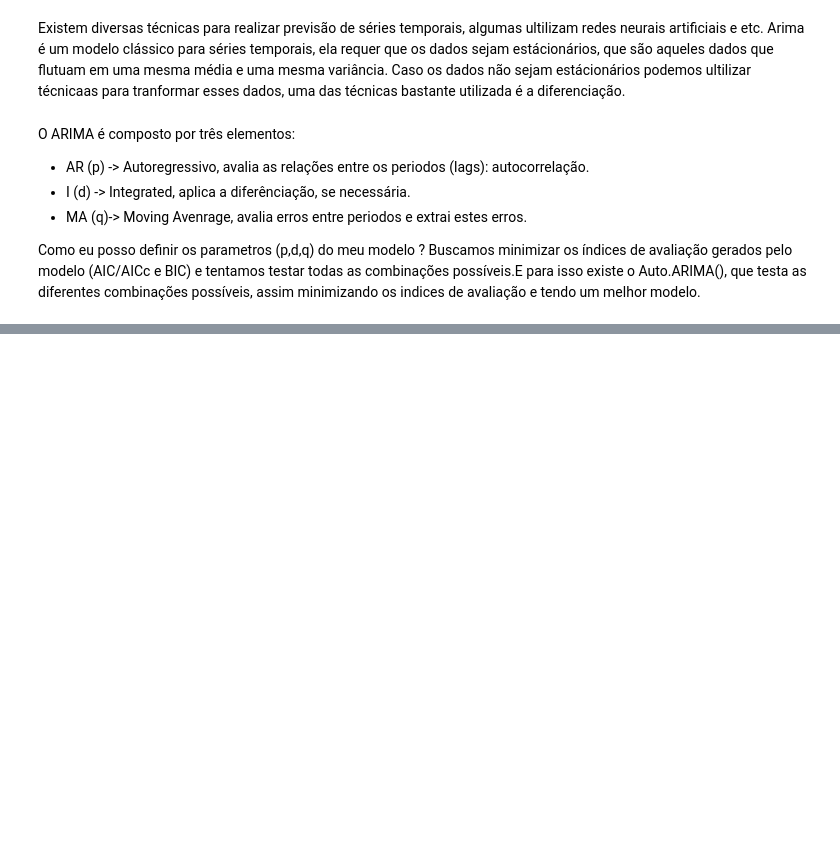
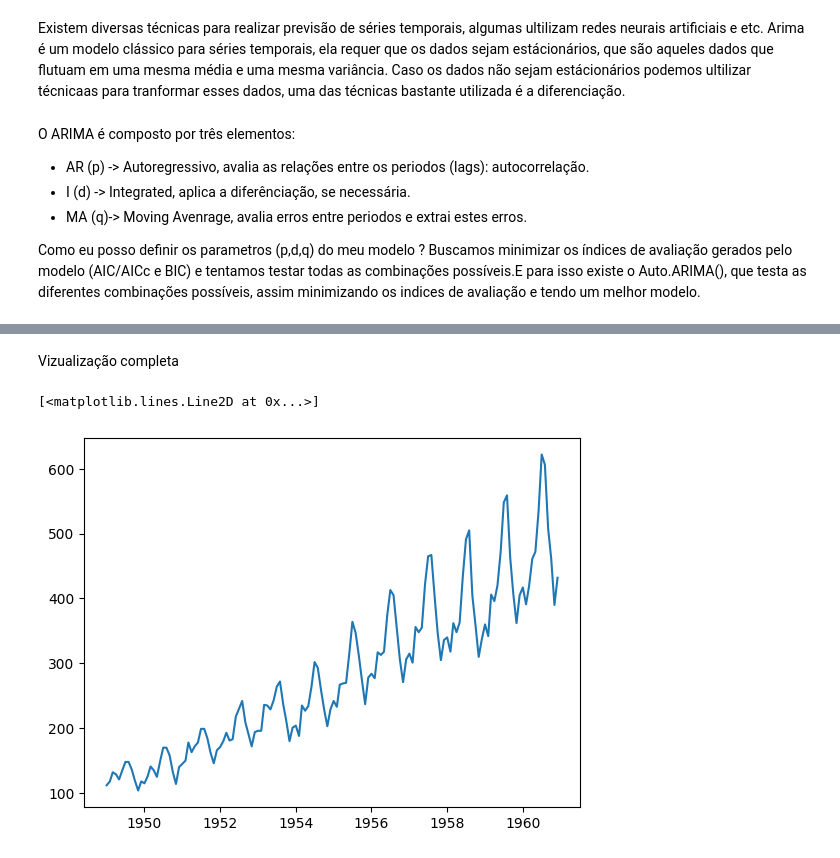
Before and after one commit to VINIA6/Study_Models, a Jupyter notebook: Study_Models.ipynb, the cells around one changed output, grey strips where cells are left out. Saved outputs shown, nothing was run; the diff lists cells and outputs as text; code cells hidden in the pictures; blank space fills up the shorter version.

```diff
--- a/Study_Models.ipynb
+++ b/Study_Models.ipynb
@@ -292,0 +320,4 @@ Buscamos minimizar os índices de avaliação gerados pelo modelo (AIC/AICc e BI
+# %%
+dateparse = lambda dates: datetime.strptime(dates,"%Y-%m")
+base = pd.read_csv('data/AirPassengers.csv',parse_dates=['Month'],index_col='Month',date_parser=dateparse)
+base
@@ -292,0 +350,2 @@ Buscamos minimizar os índices de avaliação gerados pelo modelo (AIC/AICc e BI
+# %%
+timeseries = base['#Passengers']
@@ -292,0 +390,7 @@ Buscamos minimizar os índices de avaliação gerados pelo modelo (AIC/AICc e BI
+# %% [markdown]
+Vizualização completa
+# %%
+plt.plot(timeseries)
+# %% [output]
+[<matplotlib.lines.Line2D at 0x...>]
+[figure, added]
```
Also changed, not shown: parts of 46 cells of this notebook.
